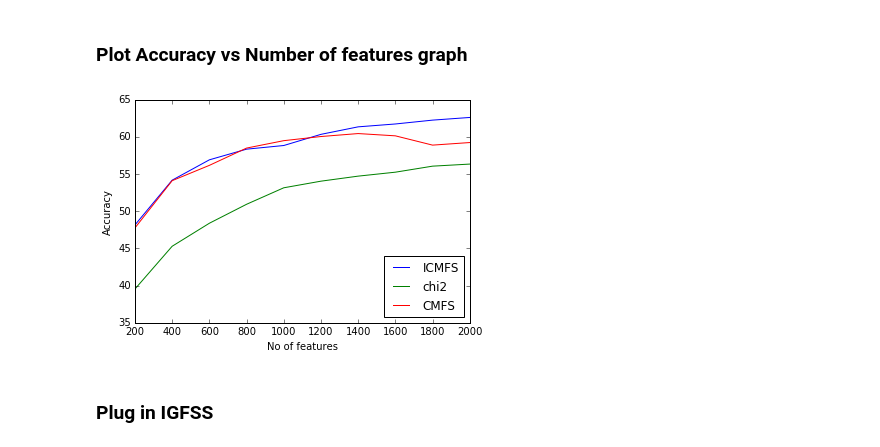
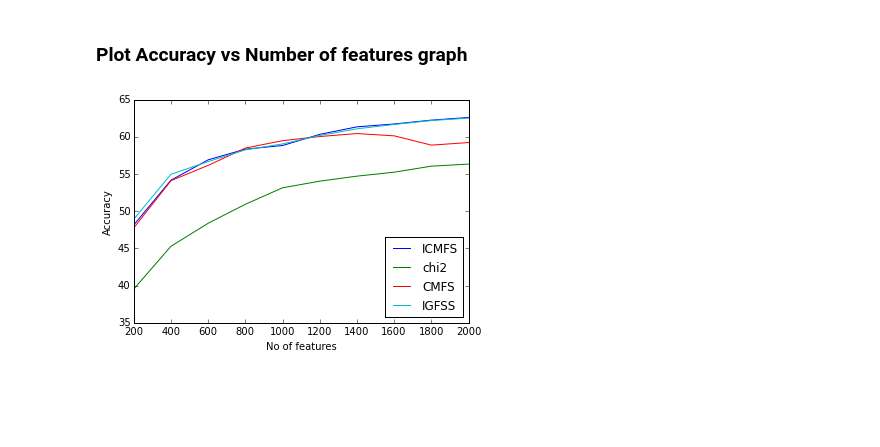
Before and after one commit to devashishd12/CMFS-Feature-Selection, a Jupyter notebook: CMFS_20NG.ipynb, the cells around one changed output. Cells and saved outputs as stored; diff of their text form; code cells hidden in the pictures; blank space fills up the shorter version.

Commit message:
Added IGFSS graph and fixed order

```diff
--- a/CMFS_20NG.ipynb
+++ b/CMFS_20NG.ipynb
@@ -118,3 +118,5 @@ for i in range(terms):
 # %%
 sorted_feature_list_cmfs = sorted(term_cmfs_dict.items(), key=operator.itemgetter(1), reverse=True)[:2000]
 sorted_feature_list_icmfs = sorted(term_icmfs_dict.items(), key=operator.itemgetter(1), reverse=True)[:2000]
+# to use for IGFSS
+sorted_feature_list_icmfs_4000 = sorted(term_icmfs_dict.items(), key=operator.itemgetter(1), reverse=True)[:4000]
@@ -121,3 +131,23 @@ sorted_feature_list_icmfs = sorted(term_icmfs_dict.items(), key=operator.itemget
+# %%
+cat_positive_negative = np.zeros(shape=(categories, 2), dtype=int)
+final_term_list = []
+nfrs = 0.4
+for term, icmfs in sorted_feature_list_icmfs_4000:
+    sign = max_feature_sign_cc[term]
+    cat = max_feature_column_cc[term]
+    if (((float(cat_positive_negative[cat, 1]) / 100) < nfrs) and
+        ((cat_positive_negative[cat, 0] + cat_positive_negative[cat, 1]) < 10)):
+        if sign > 0:
+            if (((float(cat_positive_negative[cat, 0]) / 10) < (1 - nfrs))):
+                cat_positive_negative[cat, 0] += 1
+                final_term_list.append(term)
+        else:
+            cat_positive_negative[cat, 1] += 1
+            final_term_list.append(term)
+# %%
+for term, icmfs in sorted_feature_list_icmfs:
+    if term not in final_term_list and len(final_term_list) < 2000:
+        final_term_list.append(term)
 # %% [markdown]
 ### Naive bayes
 # %%
@@ -168,6 +206,15 @@ for i in range(200, 2001, 200):
     pred_cmfs = clf_cmfs.predict(document_term_mat_test[:, feature_list_cmfs])
     f1_score_cmfs = metrics.f1_score(newsgroups_test.target, pred_cmfs, average='micro')
     cmfs_scores.append(f1_score_cmfs * 100)
+
+final_scores = []
+for i in range(200, 2001, 200):
+    feature_list_final = [term for term in final_term_list[:i]]
+    selected_feature_matrix_final = document_term_mat[:, feature_list_final]
+    clf_final = MultinomialNB().fit(selected_feature_matrix_final, newsgroups_train.target)
+    pred_final = clf_final.predict(document_term_mat_test[:, feature_list_final])
+    f1_score_final = metrics.f1_score(newsgroups_test.target, pred_final, average='micro')
+    final_scores.append(f1_score_final * 100)
 # %% [markdown]
 ### Test with chi2
 # %%
@@ -184,12 +231,10 @@ for i in range(200, 2001, 200):
 ### Plot Accuracy vs Number of features graph
 # %%
 x = [i for i in range(200, 2001, 200)]
-plt.plot(x, icmfs_scores, x, ch2_scores, x, cmfs_scores)
+plt.plot(x, icmfs_scores, x, ch2_scores, x, cmfs_scores, x, final_scores)
 plt.xlabel("No of features")
 plt.ylabel("Accuracy")
-plt.legend(("ICMFS", "chi2", "CMFS"), loc='best')
+plt.legend(("ICMFS", "chi2", "CMFS", "IGFSS"), loc='best')
 plt.show()
 # %% [output]
-[figure, old version]
+[figure, new version]
-# %% [markdown]
-### Plug in IGFSS
```
Also changed, not shown: parts of 9 cells of this notebook.
